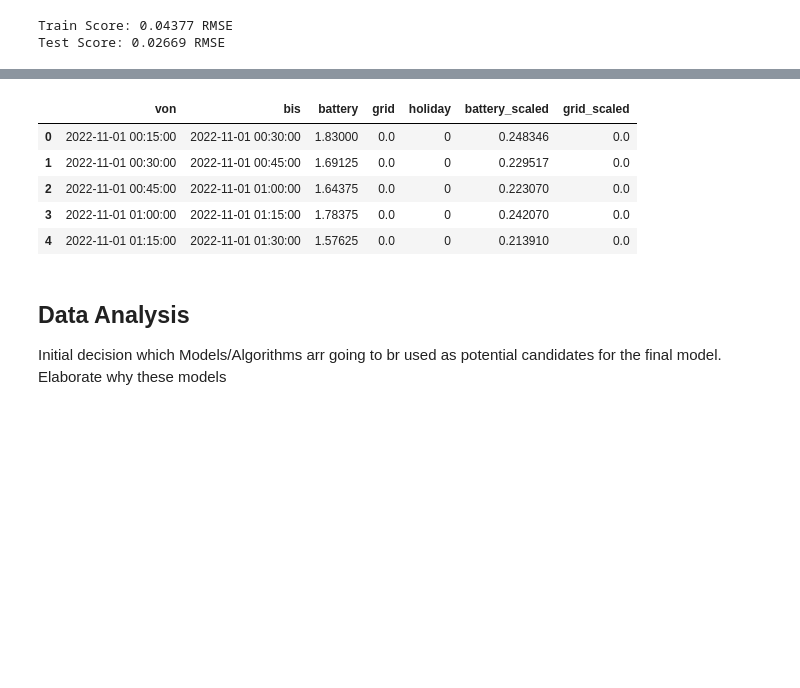
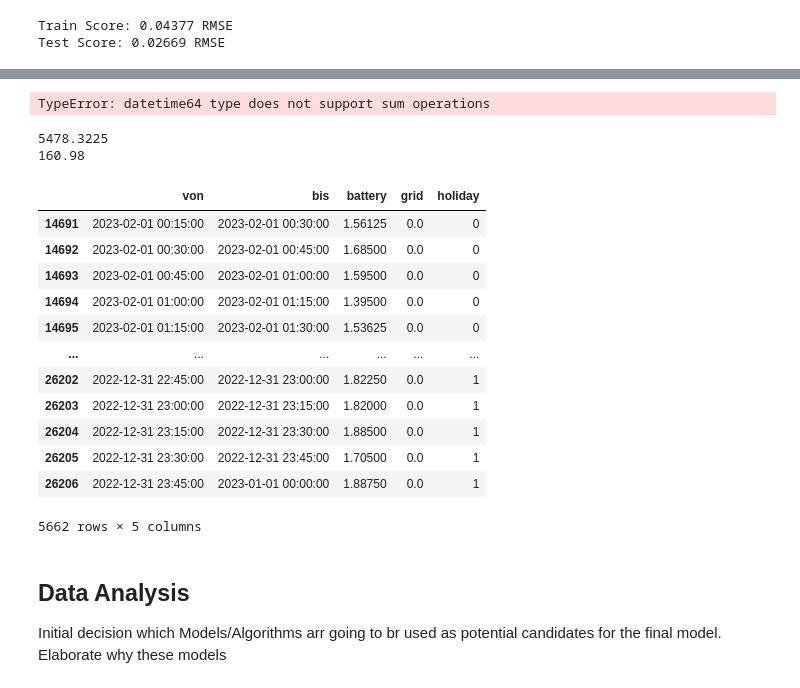
Before and after one commit to DrinoSan/ml-solar, a Jupyter notebook: EnergyPrediction_Aufgabe.ipynb, the cells around one changed output, grey strips where cells are left out. Drawn from its saved outputs; the diff is of its cells as text; code cells hidden in the pictures; blank space fills up the shorter version.

```diff
--- a/EnergyPrediction_Aufgabe.ipynb
+++ b/EnergyPrediction_Aufgabe.ipynb
@@ -329,12 +438,51 @@ plt.show()
-# %%
-df.head()
-# %% [output]
-|  | von | bis | battery | grid | holiday | battery_scaled | grid_scaled |
-| 0 | 2022-11-01 00:15:00 | 2022-11-01 00:30:00 | 1.83000 | 0.0 | 0 | 0.248346 | 0.0 |
-| 1 | 2022-11-01 00:30:00 | 2022-11-01 00:45:00 | 1.69125 | 0.0 | 0 | 0.229517 | 0.0 |
-| 2 | 2022-11-01 00:45:00 | 2022-11-01 01:00:00 | 1.64375 | 0.0 | 0 | 0.223070 | 0.0 |
-| 3 | 2022-11-01 01:00:00 | 2022-11-01 01:15:00 | 1.78375 | 0.0 | 0 | 0.242070 | 0.0 |
-| 4 | 2022-11-01 01:15:00 | 2022-11-01 01:30:00 | 1.57625 | 0.0 | 0 | 0.213910 | 0.0 |
+# %%
+import plotly.graph_objects as go
+
+# First, create a new column for year and month
+df['year_month'] = df['von'].dt.to_period('M')
+
+# Then group by year and month and calculate the sum
+monthly_data = df.groupby('year_month').sum()
+
+# Create a bar chart
+fig = go.Figure()
+fig.add_trace(go.Bar(x=monthly_data.index.astype(str), y=monthly_data['battery'], name='Battery'))
+fig.add_trace(go.Bar(x=monthly_data.index.astype(str), y=monthly_data['grid'], name='Grid'))
+
+# Customize layout
+fig.update_layout(
+    title='Monthly Consumption',
+    xaxis_title='Month',
+    yaxis_title='Consumption',
+    barmode='group'  # 'group' will stack values
+)
+
+fig.show()
+# %% [output]
+TypeError: datetime64 type does not support sum operations
+# %%
+print(df[(df["von"] >= "2022-07-01") & (df["bis"] <= "2022-08-01")]["battery"].sum())
+print(df[(df["von"] >= "2022-07-01") & (df["bis"] <= "2022-08-01")]["grid"].sum())
+# %% [output]
+5478.3225
+160.98
+# %%
+df[(df["von"] >= "2022-12-15") & (df["bis"] <= "2023-02-12")]
+df[(df["von"] >= "2022-12-15") & (df["bis"] <= "2023-02-12")]
+# %% [output]
+|  | von | bis | battery | grid | holiday |
+| 14691 | 2023-02-01 00:15:00 | 2023-02-01 00:30:00 | 1.56125 | 0.0 | 0 |
+| 14692 | 2023-02-01 00:30:00 | 2023-02-01 00:45:00 | 1.68500 | 0.0 | 0 |
+| 14693 | 2023-02-01 00:45:00 | 2023-02-01 01:00:00 | 1.59500 | 0.0 | 0 |
+| 14694 | 2023-02-01 01:00:00 | 2023-02-01 01:15:00 | 1.39500 | 0.0 | 0 |
+| 14695 | 2023-02-01 01:15:00 | 2023-02-01 01:30:00 | 1.53625 | 0.0 | 0 |
+| ... | ... | ... | ... | ... | ... |
+| 26202 | 2022-12-31 22:45:00 | 2022-12-31 23:00:00 | 1.82250 | 0.0 | 1 |
+| 26203 | 2022-12-31 23:00:00 | 2022-12-31 23:15:00 | 1.82000 | 0.0 | 1 |
+| 26204 | 2022-12-31 23:15:00 | 2022-12-31 23:30:00 | 1.88500 | 0.0 | 1 |
+| 26205 | 2022-12-31 23:30:00 | 2022-12-31 23:45:00 | 1.70500 | 0.0 | 1 |
+| 26206 | 2022-12-31 23:45:00 | 2023-01-01 00:00:00 | 1.88750 | 0.0 | 1 |
+5662 rows × 5 columns
 # %% [markdown]
 ## Data Analysis
 Initial decision which Models/Algorithms arr going to br used as potential candidates for the final model. Elaborate why these models
```
Also changed, not shown: parts of 14 cells of this notebook, 2 other files.
